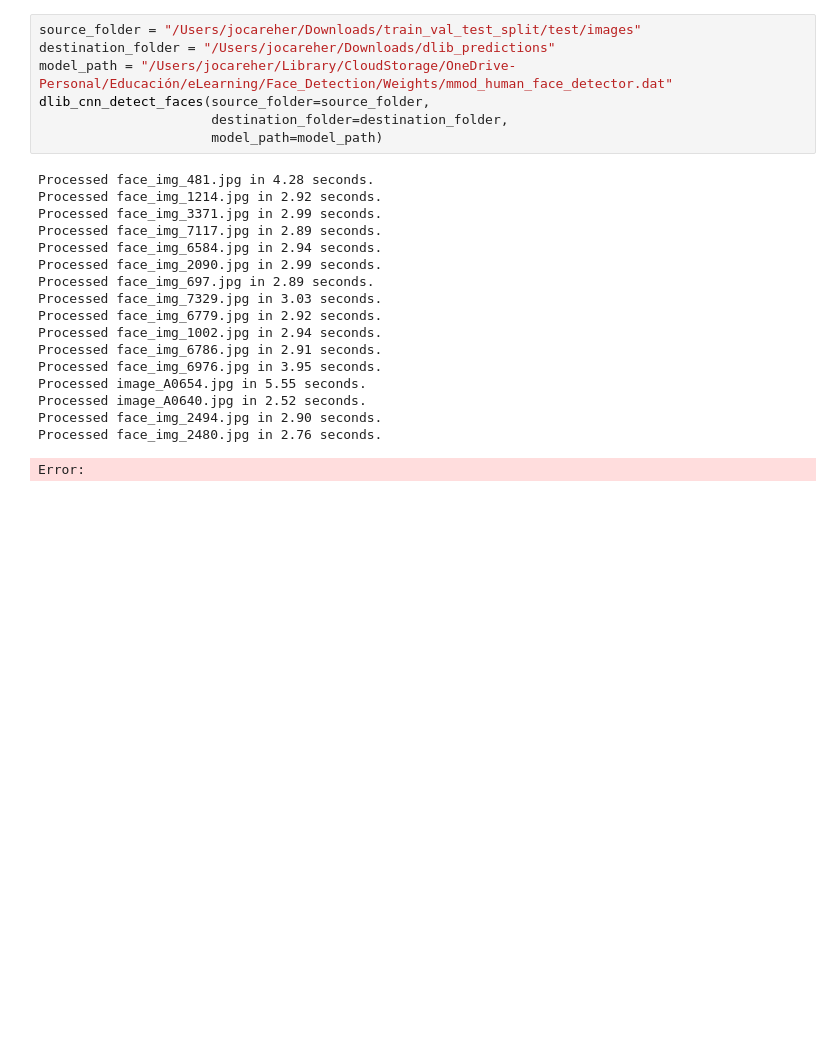
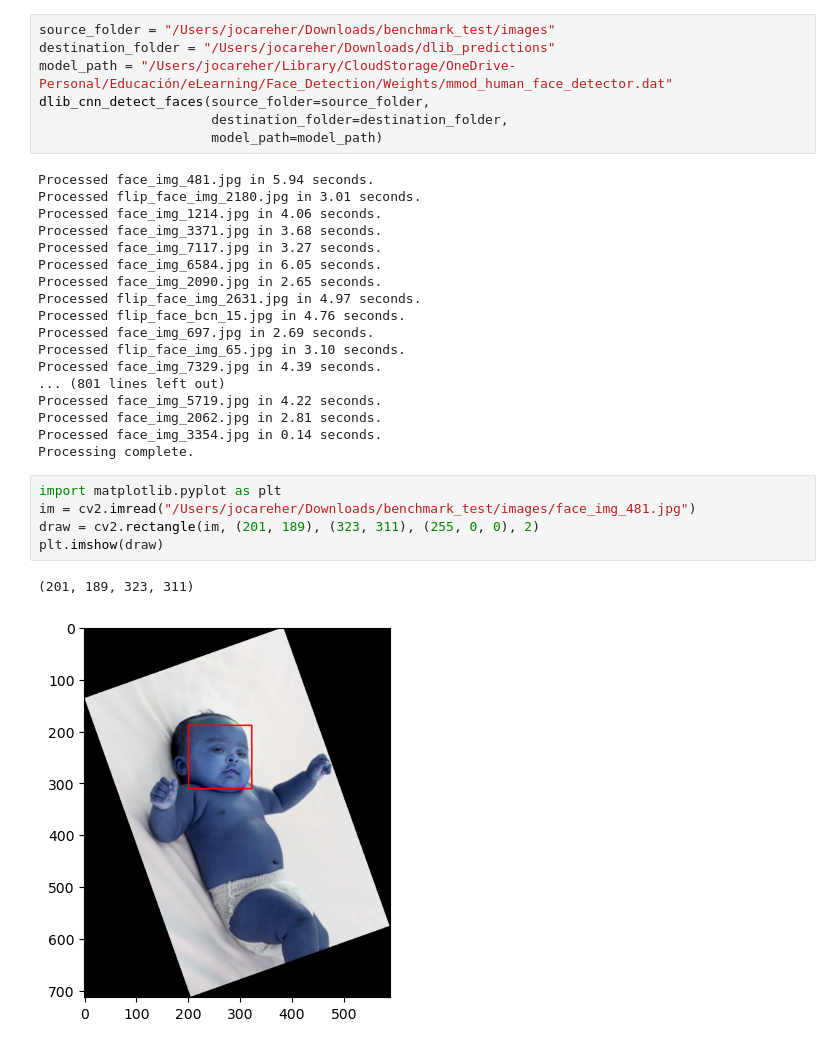
Before and after one commit to Jocareher/baby_face_detection, a Jupyter notebook: notebooks/dlib.ipynb, the cells around one changed output. Drawn from its saved outputs; the diff is of its cells as text; blank space fills up the shorter version.

```diff
--- a/notebooks/dlib.ipynb
+++ b/notebooks/dlib.ipynb
@@ -43,25 +93,33 @@ def dlib_cnn_detect_faces(source_folder, destination_folder, model_path):
 # %%
-source_folder = "/Users/jocareher/Downloads/train_val_test_split/test/images"
+source_folder = "/Users/jocareher/Downloads/benchmark_test/images"
 destination_folder = "/Users/jocareher/Downloads/dlib_predictions"
 model_path = "/Users/jocareher/Library/CloudStorage/OneDrive-Personal/Educación/eLearning/Face_Detection/Weights/mmod_human_face_detector.dat"
 dlib_cnn_detect_faces(source_folder=source_folder,
                       destination_folder=destination_folder,
                       model_path=model_path)
 # %% [output]
-Processed face_img_481.jpg in 4.28 seconds.
-Processed face_img_1214.jpg in 2.92 seconds.
-Processed face_img_3371.jpg in 2.99 seconds.
-Processed face_img_7117.jpg in 2.89 seconds.
-Processed face_img_6584.jpg in 2.94 seconds.
-Processed face_img_2090.jpg in 2.99 seconds.
-Processed face_img_697.jpg in 2.89 seconds.
-Processed face_img_7329.jpg in 3.03 seconds.
-Processed face_img_6779.jpg in 2.92 seconds.
-Processed face_img_1002.jpg in 2.94 seconds.
-Processed face_img_6786.jpg in 2.91 seconds.
-Processed face_img_6976.jpg in 3.95 seconds.
-Processed image_A0654.jpg in 5.55 seconds.
-Processed image_A0640.jpg in 2.52 seconds.
-Processed face_img_2494.jpg in 2.90 seconds.
-Processed face_img_2480.jpg in 2.76 seconds.
+Processed face_img_481.jpg in 5.94 seconds.
+Processed flip_face_img_2180.jpg in 3.01 seconds.
+Processed face_img_1214.jpg in 4.06 seconds.
+Processed face_img_3371.jpg in 3.68 seconds.
+Processed face_img_7117.jpg in 3.27 seconds.
+Processed face_img_6584.jpg in 6.05 seconds.
+Processed face_img_2090.jpg in 2.65 seconds.
+Processed flip_face_img_2631.jpg in 4.97 seconds.
+Processed flip_face_bcn_15.jpg in 4.76 seconds.
+Processed face_img_697.jpg in 2.69 seconds.
+Processed flip_face_img_65.jpg in 3.10 seconds.
+Processed face_img_7329.jpg in 4.39 seconds.
+... (801 lines left out)
+Processed face_img_5719.jpg in 4.22 seconds.
+Processed face_img_2062.jpg in 2.81 seconds.
+Processed face_img_3354.jpg in 0.14 seconds.
+Processing complete.
-Error:
+# %%
+import matplotlib.pyplot as plt
+im = cv2.imread("/Users/jocareher/Downloads/benchmark_test/images/face_img_481.jpg")
+draw = cv2.rectangle(im, (201, 189), (323, 311), (255, 0, 0), 2)
+plt.imshow(draw)
+# %% [output]
+(201, 189, 323, 311)
+[figure, added]
```
Also changed, not shown: parts of 2 cells of this notebook, 2 other files.
